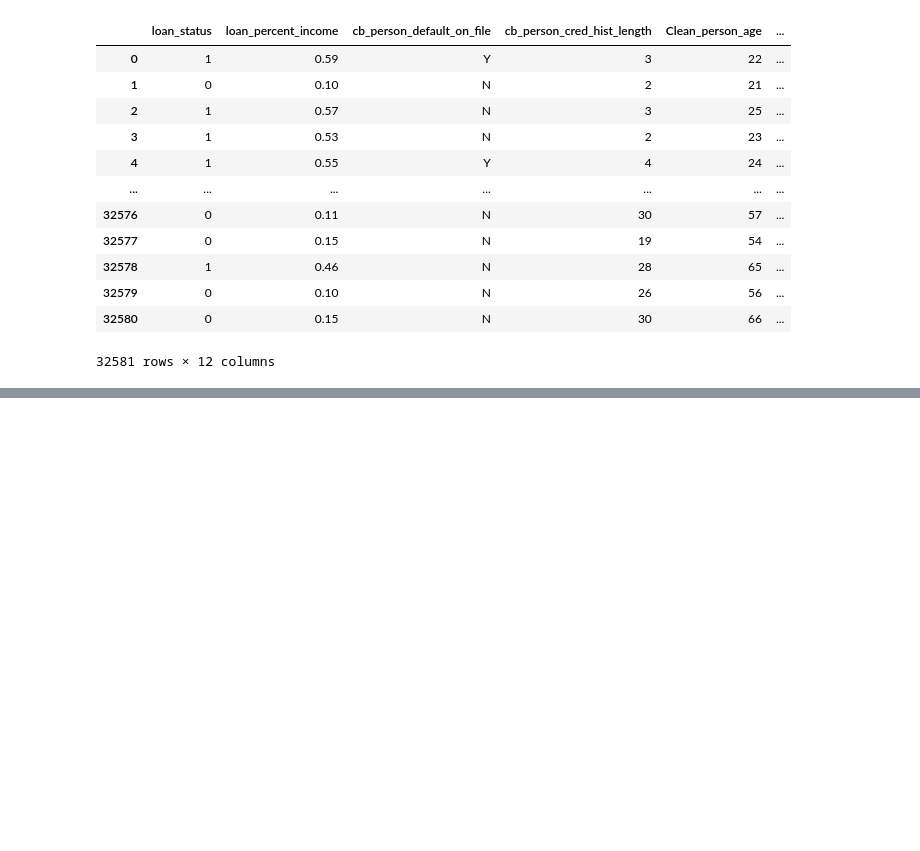
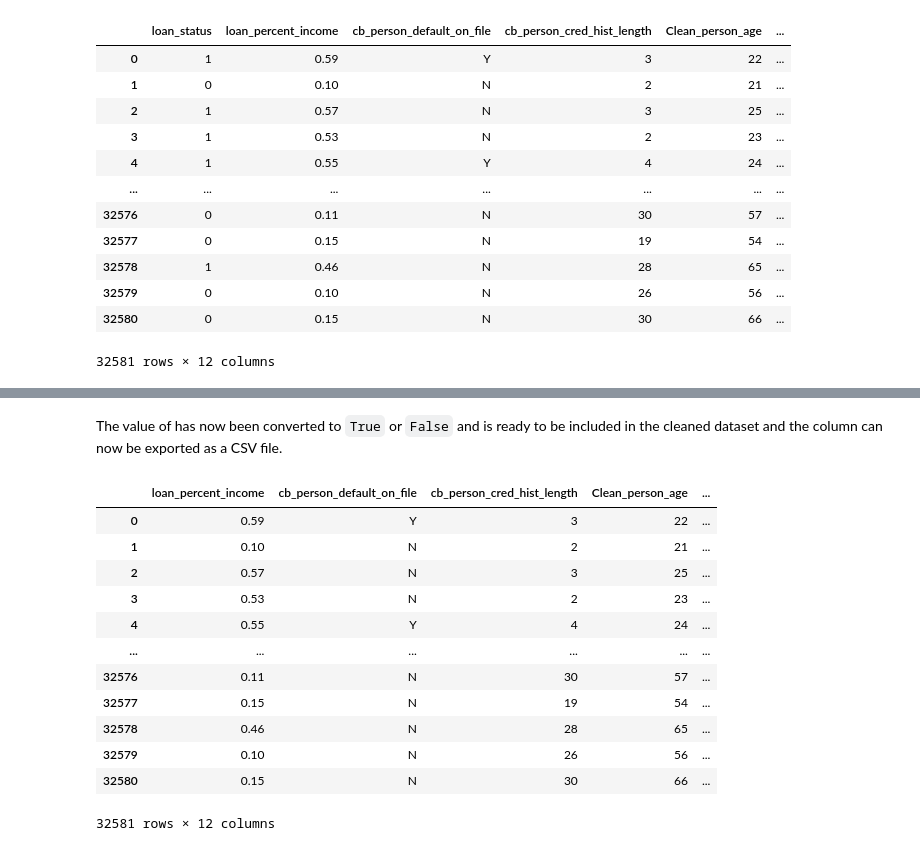
Before and after one commit to Lastlight10/credit_load_risk_data_analysis, a Jupyter notebook: credit_loan.ipynb, the cells around one changed output, grey strips where cells are left out. Saved outputs shown, nothing was run; the diff lists cells and outputs as text; code cells hidden in the pictures; blank space fills up the shorter version.

```diff
--- a/credit_loan.ipynb
+++ b/credit_loan.ipynb
@@ -832,0 +865,13 @@ cleaned_dataset
+# %%
+loan_statuses = dataset[['loan_status']] # Get the column of loan status as datarame
+true_values = loan_statuses[loan_statuses['loan_status'] == 1] # Get all rows with value of 1
+false_values = loan_statuses[loan_statuses['loan_status'] == 0] # Get all rows with value of 2
+
+ # On the new column, all rows with values of 0 has value of True
+loan_statuses.loc[true_values.index, 'converted_status'] = True
+
+ # Make a new column, all rows with values of 1 has value of False
+loan_statuses.loc[false_values.index, 'converted_status'] = False
+
+
+loan_statuses.head()
@@ -832,0 +885,21 @@ cleaned_dataset
+# %% [markdown]
+The value of has now been converted to `True` or `False` and is ready to be included in the cleaned dataset and the column can now be exported as a CSV file.
+# %%
+cleaned_dataset = cleaned_dataset.drop(columns=['loan_status']) # Drop old column
+cleaned_dataset['Clean_loan_status'] = loan_statuses['converted_status'] # Make new column with values of cleaned data
+cleaned_dataset['Clean_loan_status'].to_csv('cleaned_data/cleaned_loan_status.csv', index=False) # Export column as a csv
+cleaned_dataset
+# %% [output]
+|  | loan_percent_income | cb_person_default_on_file | cb_person_cred_hist_length | Clean_person_age | ... |
+| 0 | 0.59 | Y | 3 | 22 | ... |
+| 1 | 0.10 | N | 2 | 21 | ... |
+| 2 | 0.57 | N | 3 | 25 | ... |
+| 3 | 0.53 | N | 2 | 23 | ... |
+| 4 | 0.55 | Y | 4 | 24 | ... |
+| ... | ... | ... | ... | ... | ... |
+| 32576 | 0.11 | N | 30 | 57 | ... |
+| 32577 | 0.15 | N | 19 | 54 | ... |
+| 32578 | 0.46 | N | 28 | 65 | ... |
+| 32579 | 0.10 | N | 26 | 56 | ... |
+| 32580 | 0.15 | N | 30 | 66 | ... |
+32581 rows × 12 columns
```
Also changed, not shown: parts of 40 cells of this notebook, 5 other files.
